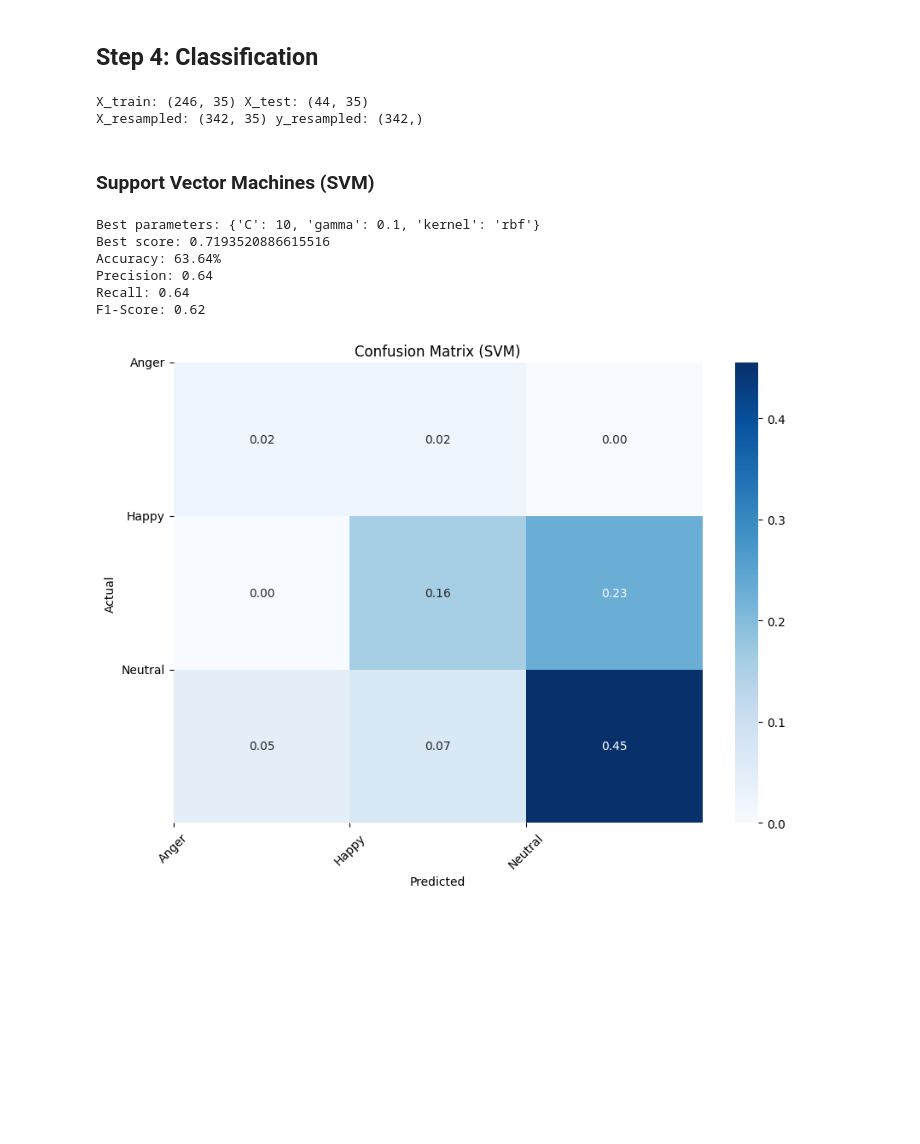
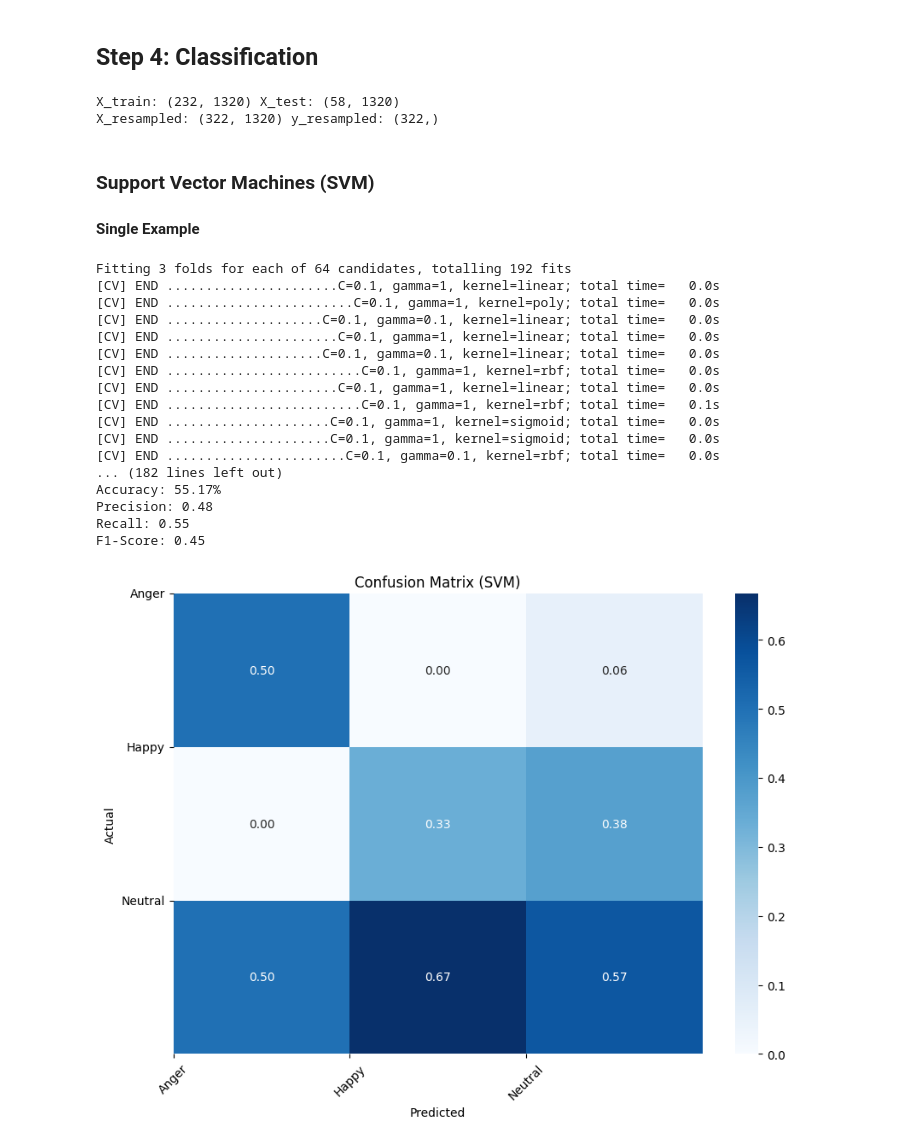
Before and after one commit to denskrlv/PosEmotion, a Jupyter notebook: posemotion.ipynb, the cells around one changed output. Drawn from its saved outputs; the diff is of its cells as text; code cells hidden in the pictures; blank space fills up the shorter version.

```diff
--- a/posemotion.ipynb
+++ b/posemotion.ipynb
@@ -159,10 +162,6 @@ plm_df.head()
 ### Combine all DataFrames
 # %%
 plm_df = pd.read_csv(f"assets/annotations/{category}.csv")
-plm_df_merged = pd.concat([df, plm_df], axis=1)
-print("plm_df_merged shape:", plm_df_merged.shape)
-
-combined_df = pd.concat([plm_df_merged], axis=0).reset_index(drop=True)
-print("combined_df shape:", combined_df.shape)
+combined_df = pd.concat([df, plm_df], axis=1).reset_index(drop=True)
 combined_df.head()
 # %% [output]
@@ -180,18 +177,15 @@ combined_df shape: (8087, 60)
 
 According to [Wei Tang](https://www.mdpi.com/1424-8220/22/11/4245), frames in which body parts were occluded or lost were excluded from further analysis, because the skeletons in these frames could not be detected correctly using the current 2D pose estimation algorithm. The necessary body parts will be determined as torso, left and right hands. The position of head and legs will be ommited.
 # %%
-# Remove all columns that represent legs
 columns_drop = combined_df.columns[combined_df.columns.get_loc('right_hip_Z')+1:]
 cleaned_df = combined_df.drop(columns=columns_drop)
 
-# Remove rows that have NaN values in all necessary body parts
 body_parts = cleaned_df.columns[cleaned_df.columns.get_loc('right_ear_Z')+1:]
 cleaned_df = cleaned_df.dropna(subset=body_parts, how='all')
 
-cleaned_df[body_parts] = cleaned_df[body_parts].fillna(cleaned_df[body_parts].mean())
-# interpolate_columns = cleaned_df.columns[cleaned_df.columns.get_loc('Person Id')+1:]
-# cleaned_df[interpolate_columns] = cleaned_df[interpolate_columns].interpolate(method='linear', axis=1)
 cleaned_df = cleaned_df.reset_index(drop=True)
+interpolate_columns = cleaned_df.columns[cleaned_df.columns.get_loc('Person Id')+1:]
+cleaned_df = ms.interpolate(cleaned_df, interpolate_columns)
 
 print("cleaned_df shape:", cleaned_df.shape)
 cleaned_df.head()
@@ -273,7 +238,8 @@ Emotion count: {'Happy': 13, 'Sad': 0, 'Fear': 0, 'Surprise': 0, 'Disgust': 0, '
 ### Prepare data to cluster
 # %%
 features = {}
-pairs = ["nose", "left_shoulder", "right_shoulder", "left_elbow", "right_elbow", "left_wrist", "right_wrist"]
+pairs = ["nose", "left_eye", "right_eye", "left_mouth", "right_mouth", "left_shoulder",
+         "right_shoulder", "left_elbow", "right_elbow", "left_wrist", "right_wrist"]
 
 for i in range(len(norm_segments)):
     feature = norm_segments[i].get_vectors(pairs=pairs)
@@ -369,7 +317,7 @@ plt.show()
 # %%
 RANDOM_STATE = 42
 NUM_CLASSES = 3
-TEST_SIZE = 0.15
+TEST_SIZE = 0.2
 
 scaler = StandardScaler()
 label_encoder = LabelEncoder()
@@ -386,51 +334,62 @@ smote = SMOTE(sampling_strategy='minority', random_state=RANDOM_STATE)
 X_resampled, y_resampled = smote.fit_resample(X_train, y_train)
 print("X_resampled:", X_resampled.shape, "y_resampled:", y_resampled.shape)
 # %% [output]
-X_train: (246, 35) X_test: (44, 35)
-X_resampled: (342, 35) y_resampled: (342,)
+X_train: (232, 1320) X_test: (58, 1320)
+X_resampled: (322, 1320) y_resampled: (322,)
 # %% [markdown]
 ### Support Vector Machines (SVM)
+
+#### Single Example
 # %%
 param_grid = {
     'C': [0.1, 1, 10, 100],
     'gamma': [1, 0.1, 0.01, 0.001],
-    'kernel': ['linear', 'rbf']
+    'kernel': ['linear', 'rbf', 'sigmoid', 'poly']
 }
 
-svm = SVC()
-grid_search = GridSearchCV(svm, param_grid)
+svm = SVC(random_state=RANDOM_STATE)
+grid_search = GridSearchCV(estimator=svm, param_grid=param_grid, cv=3, n_jobs=-1, verbose=2)
 grid_search.fit(X_resampled, y_resampled)
-y_pred = grid_search.predict(X_test)
+svm_pred = grid_search.predict(X_test)
+
+accuracy = accuracy_score(y_test, svm_pred)
+precision = precision_score(y_test, svm_pred, average='weighted')
+recall = recall_score(y_test, svm_pred, average='weighted')
+f1 = f1_score(y_test, svm_pred, average='weighted')
 
 print("Best parameters:", grid_search.best_params_)
-print("Best score:", grid_search.best_score_)
-
-accuracy = accuracy_score(y_test, y_pred)
-precision = precision_score(y_test, y_pred, average='weighted')
-recall = recall_score(y_test, y_pred, average='weighted')
-f1 = f1_score(y_test, y_pred, average='weighted')
-
 print(f"Accuracy: {accuracy * 100:.2f}%")
 print(f'Precision: {precision:.2f}')
 print(f'Recall: {recall:.2f}')
 print(f'F1-Score: {f1:.2f}')
 
-cm = confusion_matrix(y_test, y_pred)
-cm_normalized = cm.astype('float') / cm.sum()
+cm = confusion_matrix(y_test, svm_pred)
+cm_normalized = cm.astype('float') / cm.sum(axis=0)
 
 plt.figure(figsize=(10,7))
 sns.heatmap(cm_normalized, annot=True, fmt=".2f", cmap="Blues")
 plt.ylabel('Actual')
 plt.xlabel('Predicted')
 plt.title('Confusion Matrix (SVM)')
 plt.xticks(ticks=np.arange(NUM_CLASSES), labels=label_encoder.classes_, rotation=45)
 plt.yticks(ticks=np.arange(NUM_CLASSES), labels=label_encoder.classes_, rotation=0)
 plt.show()
 # %% [output]
-Best parameters: {'C': 10, 'gamma': 0.1, 'kernel': 'rbf'}
-Best score: 0.7193520886615516
-Accuracy: 63.64%
-Precision: 0.64
-Recall: 0.64
-F1-Score: 0.62
+Fitting 3 folds for each of 64 candidates, totalling 192 fits
+[CV] END ......................C=0.1, gamma=1, kernel=linear; total time=   0.0s
+[CV] END ........................C=0.1, gamma=1, kernel=poly; total time=   0.0s
+[CV] END ....................C=0.1, gamma=0.1, kernel=linear; total time=   0.0s
+[CV] END ......................C=0.1, gamma=1, kernel=linear; total time=   0.0s
+[CV] END ....................C=0.1, gamma=0.1, kernel=linear; total time=   0.0s
+[CV] END .........................C=0.1, gamma=1, kernel=rbf; total time=   0.0s
+[CV] END ......................C=0.1, gamma=1, kernel=linear; total time=   0.0s
+[CV] END .........................C=0.1, gamma=1, kernel=rbf; total time=   0.1s
+[CV] END .....................C=0.1, gamma=1, kernel=sigmoid; total time=   0.0s
+[CV] END .....................C=0.1, gamma=1, kernel=sigmoid; total time=   0.0s
+[CV] END .......................C=0.1, gamma=0.1, kernel=rbf; total time=   0.0s
+... (182 lines left out)
+Accuracy: 55.17%
+Precision: 0.48
+Recall: 0.55
+F1-Score: 0.45
-[figure, old version]
+[figure, new version]
```
Also changed, not shown: parts of 27 cells of this notebook, 6 other files.
